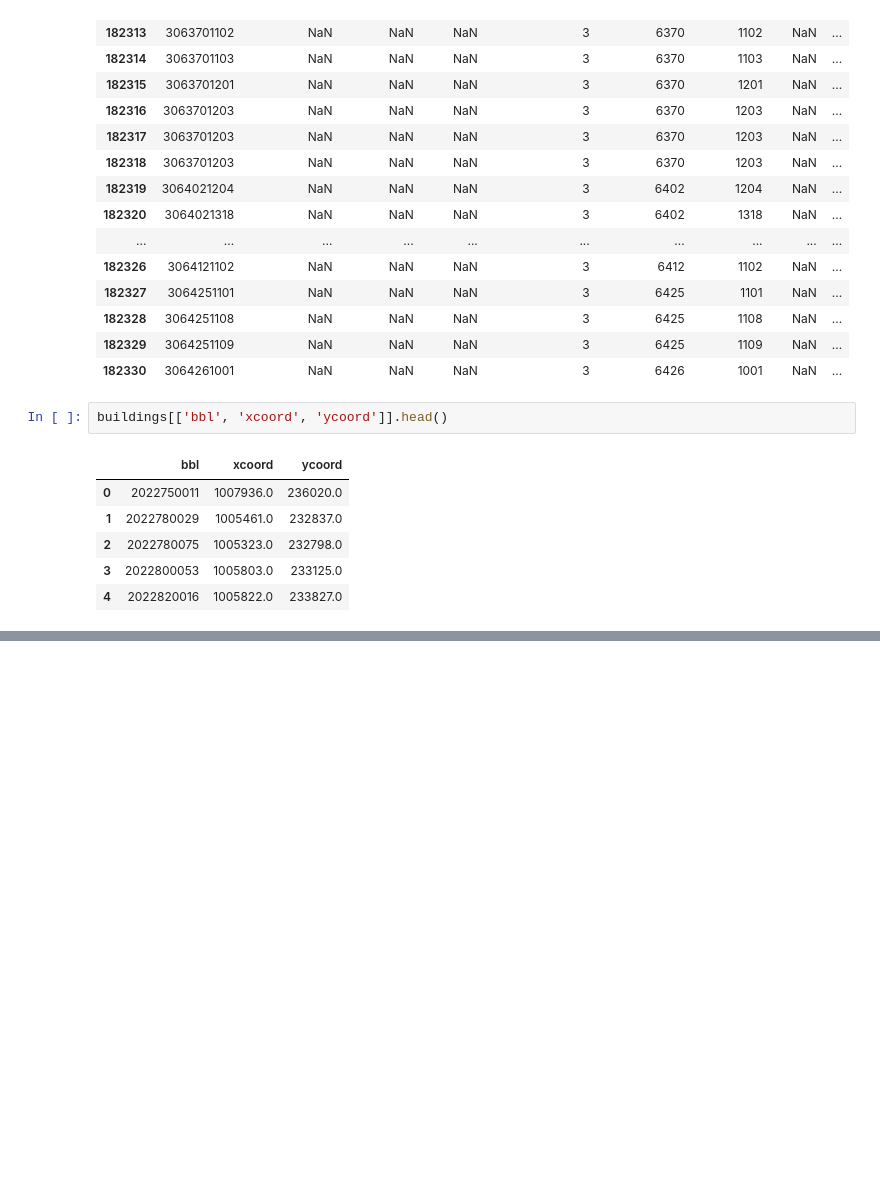
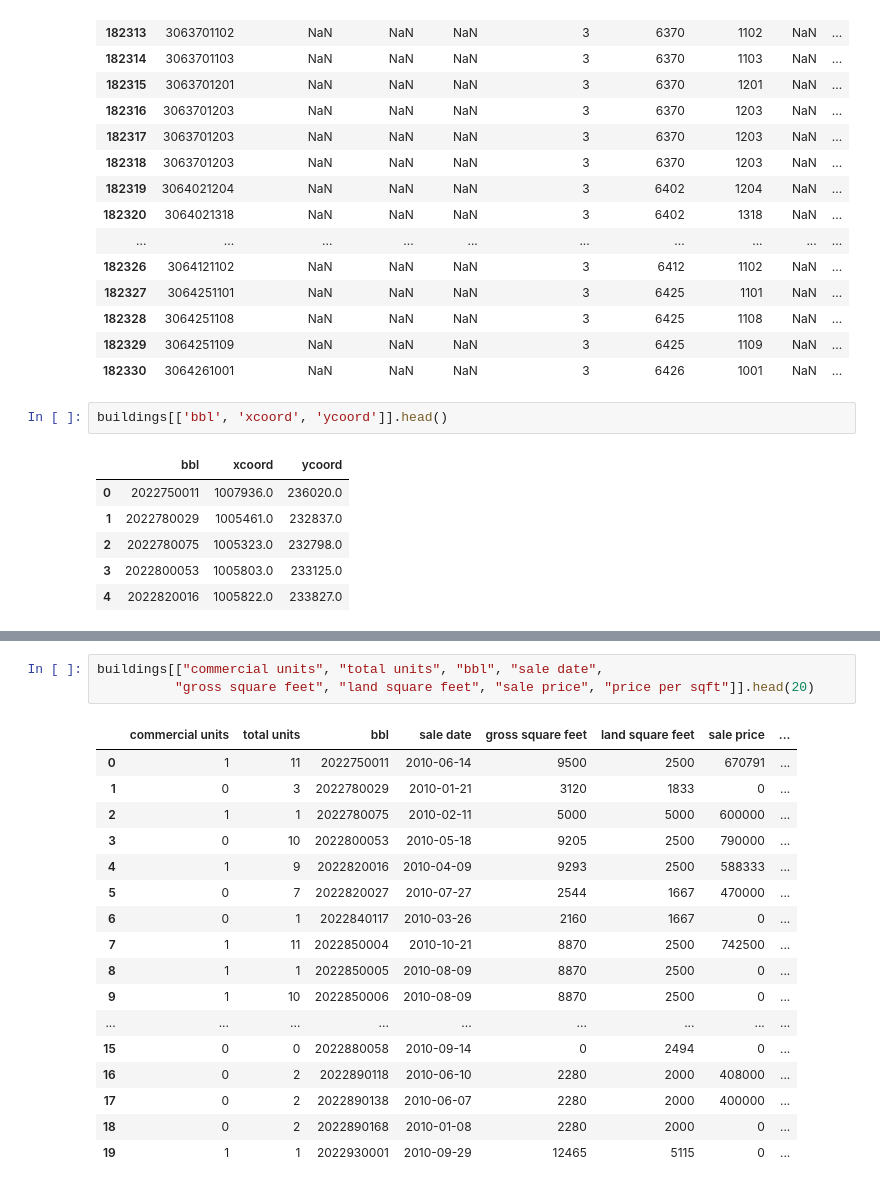
Before and after one commit to jgutman/reveal-estate, a Jupyter notebook: import_organize_finance_sales.ipynb, the cells around one changed output, grey strips where cells are left out. Saved outputs shown, nothing was run; the diff lists cells and outputs as text; blank space fills up the shorter version.

```diff
--- a/import_organize_finance_sales.ipynb
+++ b/import_organize_finance_sales.ipynb
@@ -297,0 +319,21 @@ buildings[['bbl', 'xcoord', 'ycoord']].head()
+# %%
+buildings[["commercial units", "total units", "bbl", "sale date",
+          "gross square feet", "land square feet", "sale price", "price per sqft"]].head(20)
+# %% [output]
+|  | commercial units | total units | bbl | sale date | gross square feet | land square feet | sale price | ... |
+| 0 | 1 | 11 | 2022750011 | 2010-06-14 | 9500 | 2500 | 670791 | ... |
+| 1 | 0 | 3 | 2022780029 | 2010-01-21 | 3120 | 1833 | 0 | ... |
+| 2 | 1 | 1 | 2022780075 | 2010-02-11 | 5000 | 5000 | 600000 | ... |
+| 3 | 0 | 10 | 2022800053 | 2010-05-18 | 9205 | 2500 | 790000 | ... |
+| 4 | 1 | 9 | 2022820016 | 2010-04-09 | 9293 | 2500 | 588333 | ... |
+| 5 | 0 | 7 | 2022820027 | 2010-07-27 | 2544 | 1667 | 470000 | ... |
+| 6 | 0 | 1 | 2022840117 | 2010-03-26 | 2160 | 1667 | 0 | ... |
+| 7 | 1 | 11 | 2022850004 | 2010-10-21 | 8870 | 2500 | 742500 | ... |
+| 8 | 1 | 1 | 2022850005 | 2010-08-09 | 8870 | 2500 | 0 | ... |
+| 9 | 1 | 10 | 2022850006 | 2010-08-09 | 8870 | 2500 | 0 | ... |
+| ... | ... | ... | ... | ... | ... | ... | ... | ... |
+| 15 | 0 | 0 | 2022880058 | 2010-09-14 | 0 | 2494 | 0 | ... |
+| 16 | 0 | 2 | 2022890118 | 2010-06-10 | 2280 | 2000 | 408000 | ... |
+| 17 | 0 | 2 | 2022890138 | 2010-06-07 | 2280 | 2000 | 400000 | ... |
+| 18 | 0 | 2 | 2022890168 | 2010-01-08 | 2280 | 2000 | 0 | ... |
+| 19 | 1 | 1 | 2022930001 | 2010-09-29 | 12465 | 5115 | 0 | ... |
```
Also changed, not shown: parts of 1 cell of this notebook, 2 other files.
